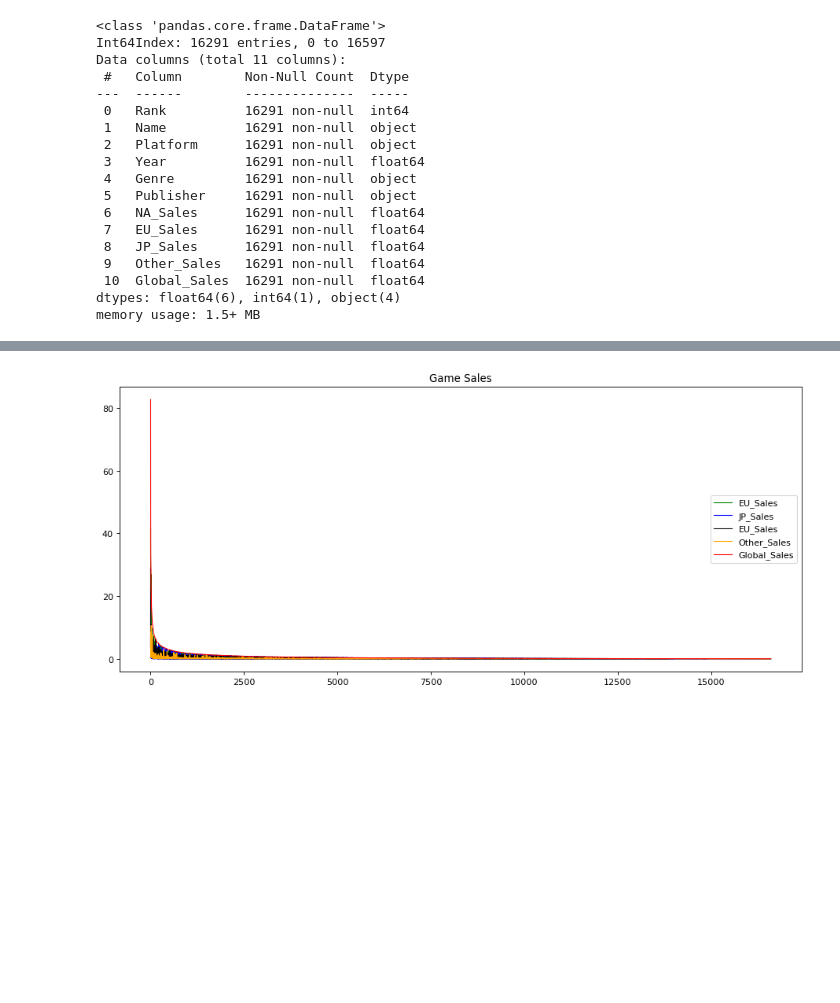
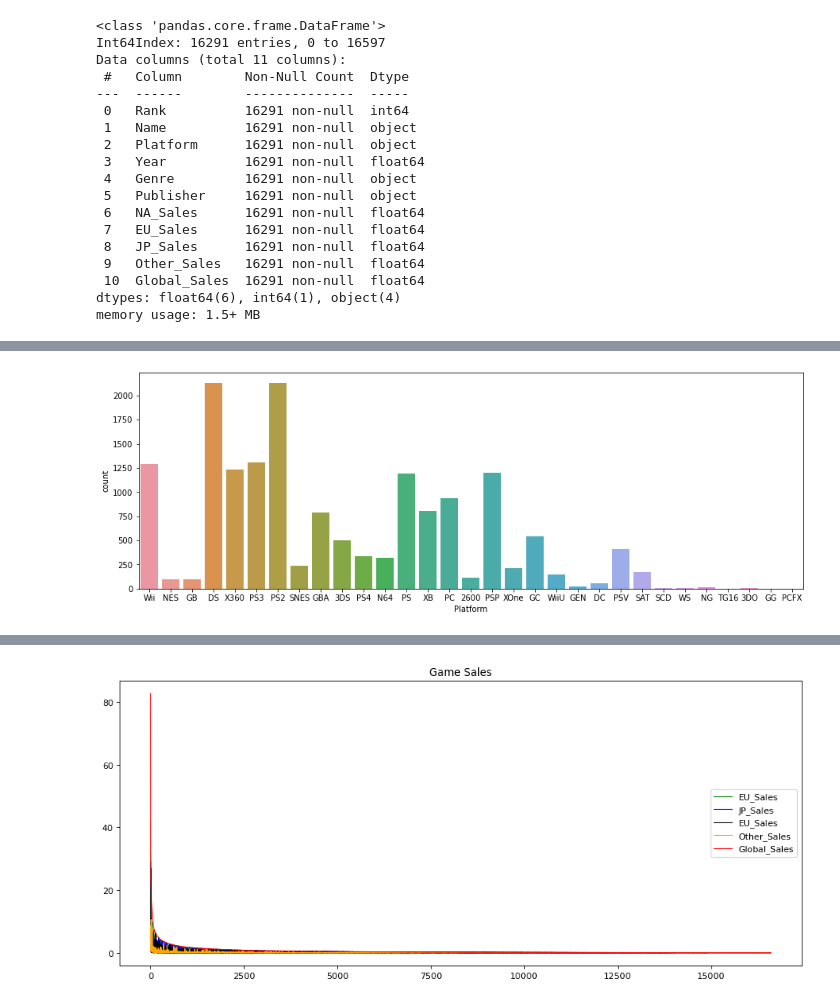
Before and after one commit to RageJohnny/algo_seminararbeit, a Jupyter notebook: Tree - Based Models.ipynb, the cells around one changed output, grey strips where cells are left out. Cells and saved outputs as stored; diff of their text form; code cells hidden in the pictures; blank space fills up the shorter version.

```diff
--- a/Tree - Based Models.ipynb
+++ b/Tree - Based Models.ipynb
@@ -92,0 +136,6 @@ plt.show()
+# %%
+plt.figure(figsize=(15,5))
+sns.countplot(x="Platform", data=vgsales_data)
+plt.show()
+# %% [output]
+[figure, added]
```
Also changed, not shown: parts of 39 cells of this notebook, 2 other files.
